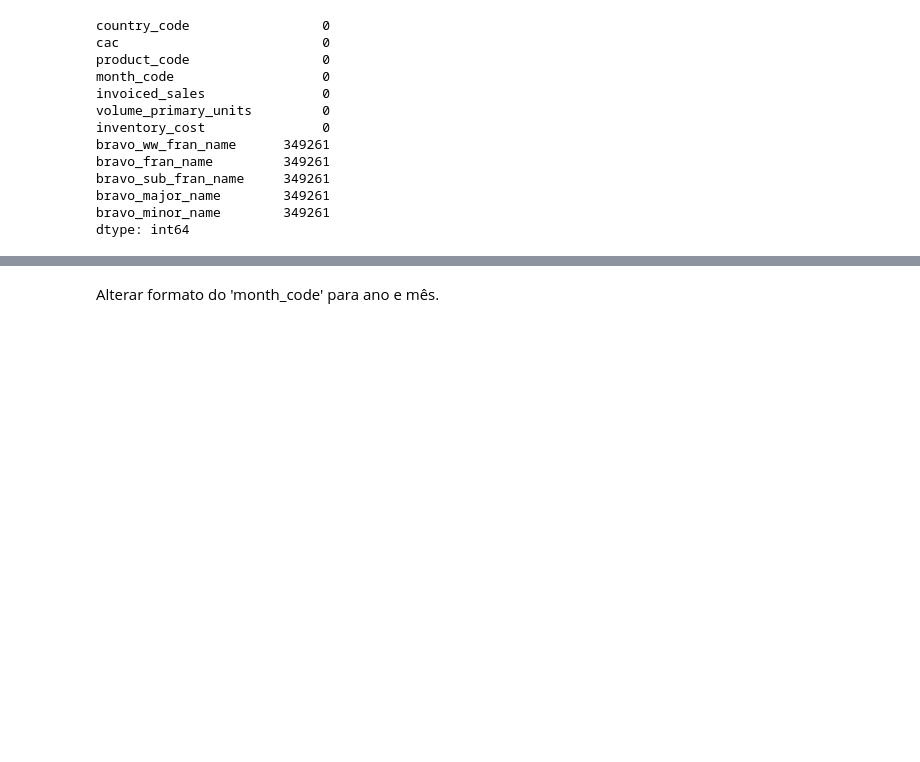
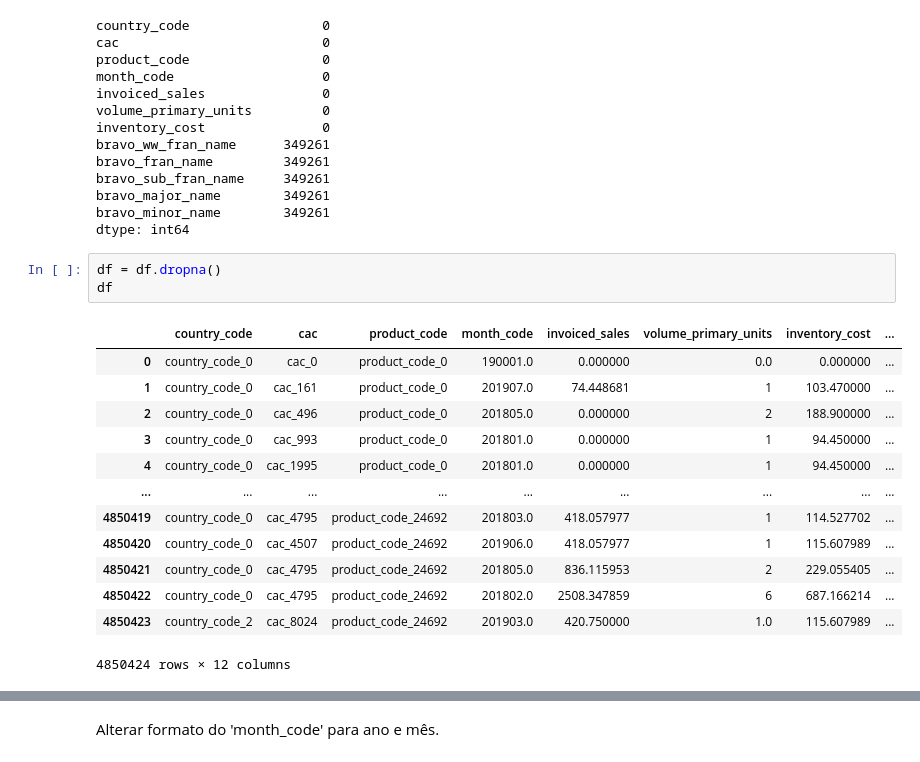
Before and after one commit to 20211048/edsb_2022_t1h, a Jupyter notebook: thiago.ipynb, the cells around one changed output, grey strips where cells are left out. Drawn from its saved outputs; the diff is of its cells as text; blank space fills up the shorter version.

```diff
--- a/thiago.ipynb
+++ b/thiago.ipynb
@@ -129,4 +128,21 @@ bravo_sub_fran_name     349261
 bravo_major_name        349261
 bravo_minor_name        349261
 dtype: int64
+# %%
+df = df.dropna()
+df
+# %% [output]
+|  | country_code | cac | product_code | month_code | invoiced_sales | volume_primary_units | inventory_cost | ... |
+| 0 | country_code_0 | cac_0 | product_code_0 | 190001.0 | 0.000000 | 0.0 | 0.000000 | ... |
+| 1 | country_code_0 | cac_161 | product_code_0 | 201907.0 | 74.448681 | 1 | 103.470000 | ... |
+| 2 | country_code_0 | cac_496 | product_code_0 | 201805.0 | 0.000000 | 2 | 188.900000 | ... |
+| 3 | country_code_0 | cac_993 | product_code_0 | 201801.0 | 0.000000 | 1 | 94.450000 | ... |
+| 4 | country_code_0 | cac_1995 | product_code_0 | 201801.0 | 0.000000 | 1 | 94.450000 | ... |
+| ... | ... | ... | ... | ... | ... | ... | ... | ... |
+| 4850419 | country_code_0 | cac_4795 | product_code_24692 | 201803.0 | 418.057977 | 1 | 114.527702 | ... |
+| 4850420 | country_code_0 | cac_4507 | product_code_24692 | 201906.0 | 418.057977 | 1 | 115.607989 | ... |
+| 4850421 | country_code_0 | cac_4795 | product_code_24692 | 201805.0 | 836.115953 | 2 | 229.055405 | ... |
+| 4850422 | country_code_0 | cac_4795 | product_code_24692 | 201802.0 | 2508.347859 | 6 | 687.166214 | ... |
+| 4850423 | country_code_2 | cac_8024 | product_code_24692 | 201903.0 | 420.750000 | 1.0 | 115.607989 | ... |
+4850424 rows × 12 columns
 # %% [markdown]
```
Also changed, not shown: parts of 21 cells of this notebook.
